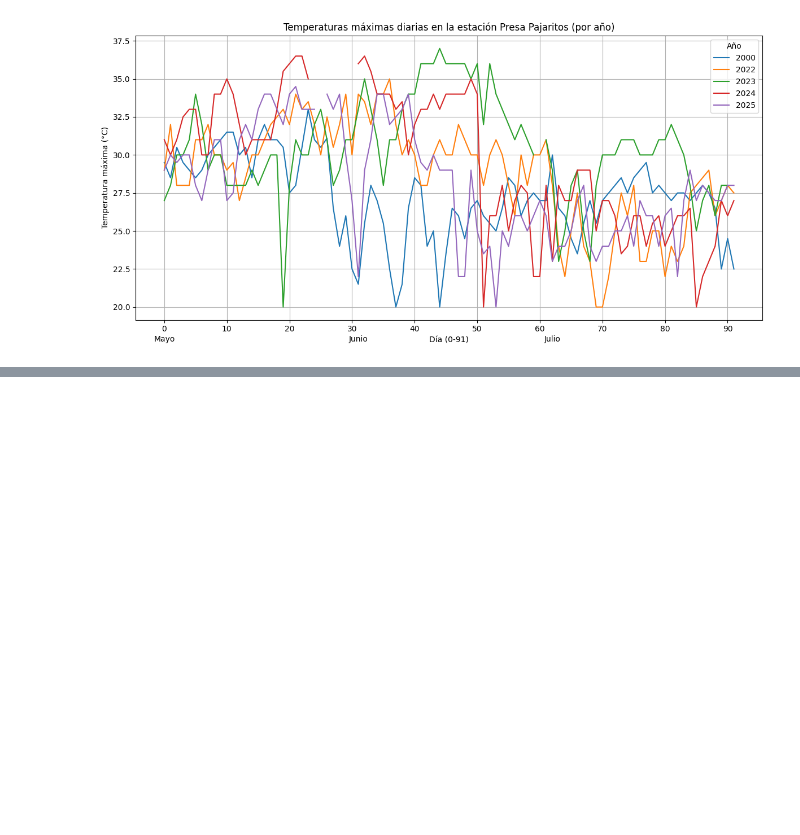
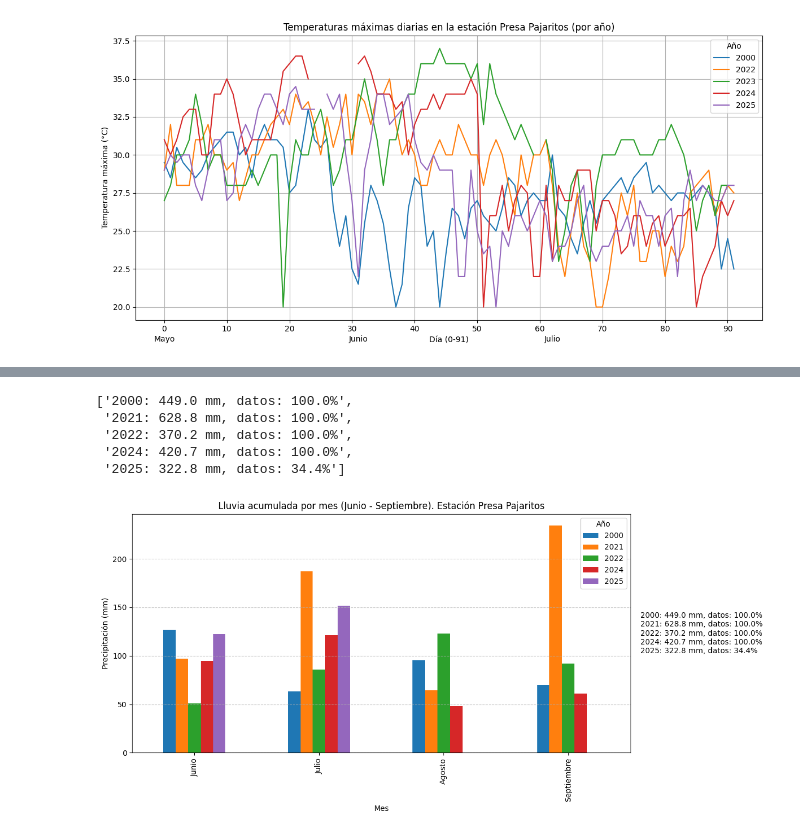
Before and after one commit to dbetm/conagua-weather-stations-stats, a Jupyter notebook: conagua_analysis.ipynb, the cells around one changed output, grey strips where cells are left out. Saved outputs shown, nothing was run; the diff lists cells and outputs as text; code cells hidden in the pictures; blank space fills up the shorter version.

```diff
--- a/conagua_analysis.ipynb
+++ b/conagua_analysis.ipynb
@@ -123,0 +177,5 @@ plot_max_temperatures(max_temp_pajaritos_df, pajaritos.name.title(), hot_weather
+# %%
+acc_precipitation_pajaritos = get_accumulated_precipitation(
+    pajaritos.daily_historic, rainy_periods["years"], rainy_periods["months"]
+)
+acc_precipitation_pajaritos
@@ -123,0 +189,18 @@ plot_max_temperatures(max_temp_pajaritos_df, pajaritos.name.title(), hot_weather
+# %%
+data_cov_pajaritos = get_data_coverage(pajaritos.daily_historic, rainy_periods["years"], rainy_periods["months"])
+data_cov_pajaritos
+# %% [output]
+['2000: 449.0 mm, datos: 100.0%',
+ '2021: 628.8 mm, datos: 100.0%',
+ '2022: 370.2 mm, datos: 100.0%',
+ '2024: 420.7 mm, datos: 100.0%',
+ '2025: 322.8 mm, datos: 34.4%']
+# %%
+plot_accumulated_precipitation(
+    acc_precipitation_pajaritos,
+    pajaritos.name,
+    months=rainy_periods["months"],
+    additional_legend="\n".join(data_cov_pajaritos)
+)
+# %% [output]
+[figure, added]
```
Also changed, not shown: parts of 9 cells of this notebook, 5 other files.
